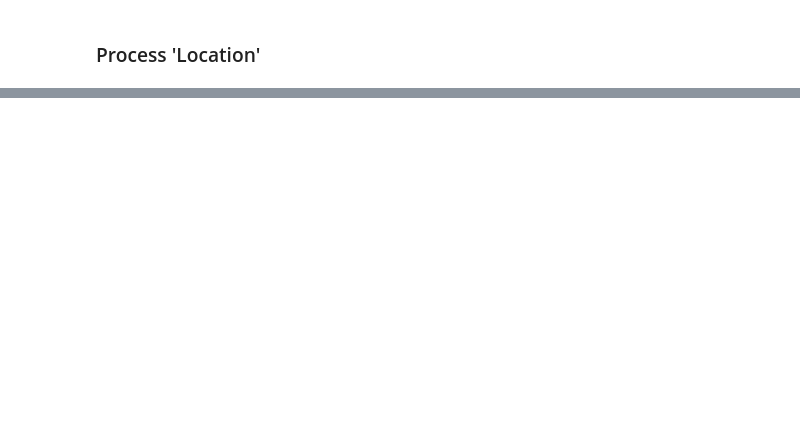
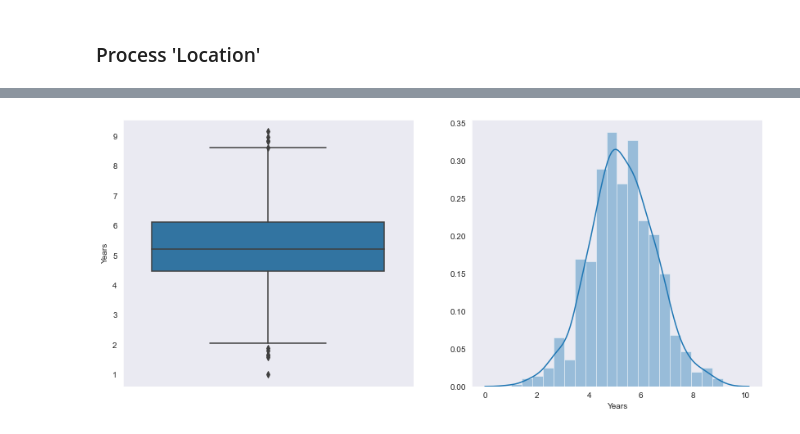
Before and after one commit to shabrown/customer_churn_prediction, a Jupyter notebook: customer_churn_prediction.ipynb, the cells around one changed output, grey strips where cells are left out. Saved outputs shown, nothing was run; the diff lists cells and outputs as text; code cells hidden in the pictures; blank space fills up the shorter version.

```diff
--- a/customer_churn_prediction.ipynb
+++ b/customer_churn_prediction.ipynb
@@ -127,0 +137,4 @@ customer_df['state'] = customer_df['Location'].apply(lambda x: x[-8:-6])
+# %%
+plot_box_dist(customer_df, 'Years')
+# %% [output]
+[figure, added]
```
Also changed, not shown: parts of 63 cells of this notebook, 1 other file.
